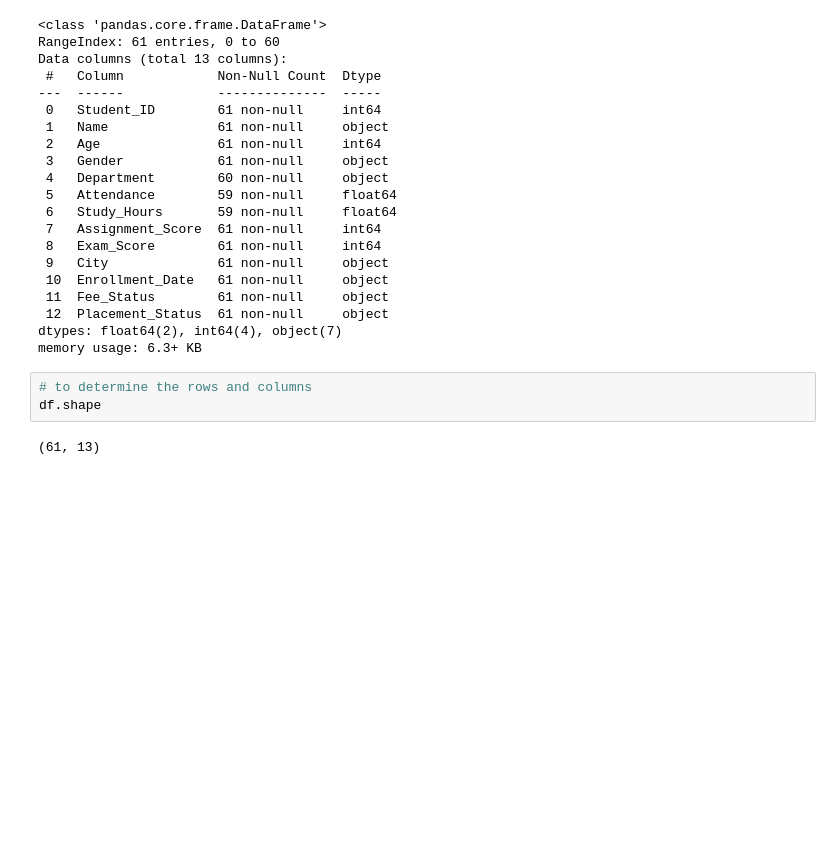
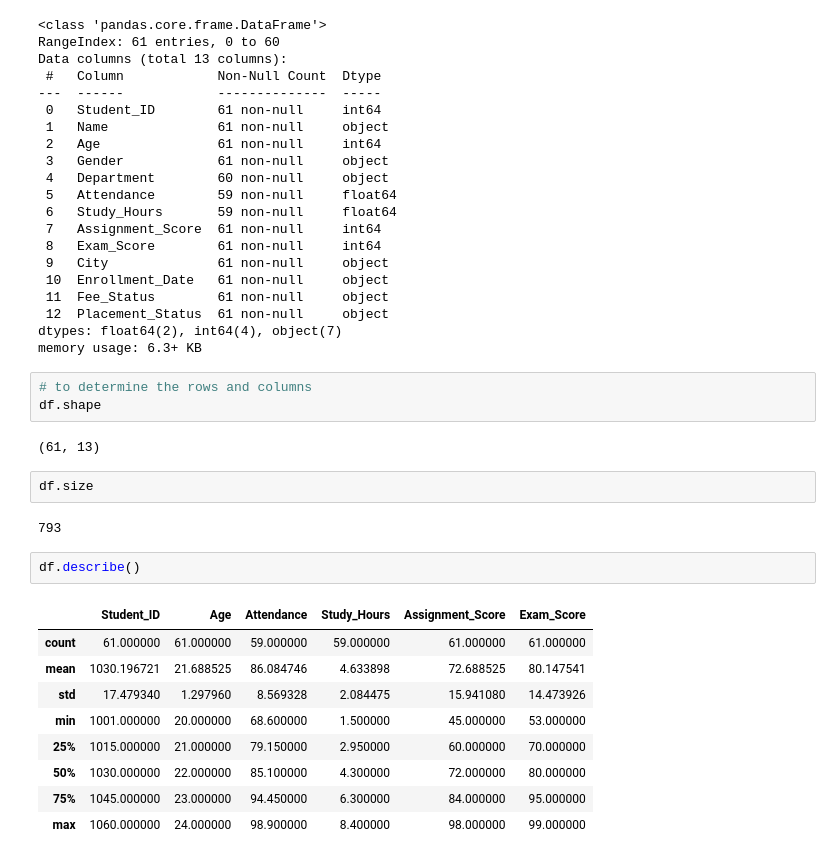
Before and after one commit to Nuthana1234/Calibo_assignment_practice, a Jupyter notebook: calibo_session_21_9_2026.ipynb, the cells around one changed output. Cells and saved outputs as stored; diff of their text form; blank space fills up the shorter version.

```diff
--- a/calibo_session_21_9_2026.ipynb
+++ b/calibo_session_21_9_2026.ipynb
@@ -300,3 +300,19 @@ memory usage: 6.3+ KB
 df.shape
 # %% [output]
 (61, 13)
+# %%
+df.size
+# %% [output]
+793
+# %%
+df.describe()
+# %% [output]
+|  | Student_ID | Age | Attendance | Study_Hours | Assignment_Score | Exam_Score |
+| count | 61.000000 | 61.000000 | 59.000000 | 59.000000 | 61.000000 | 61.000000 |
+| mean | 1030.196721 | 21.688525 | 86.084746 | 4.633898 | 72.688525 | 80.147541 |
+| std | 17.479340 | 1.297960 | 8.569328 | 2.084475 | 15.941080 | 14.473926 |
+| min | 1001.000000 | 20.000000 | 68.600000 | 1.500000 | 45.000000 | 53.000000 |
+| 25% | 1015.000000 | 21.000000 | 79.150000 | 2.950000 | 60.000000 | 70.000000 |
+| 50% | 1030.000000 | 22.000000 | 85.100000 | 4.300000 | 72.000000 | 80.000000 |
+| 75% | 1045.000000 | 23.000000 | 94.450000 | 6.300000 | 84.000000 | 95.000000 |
+| max | 1060.000000 | 24.000000 | 98.900000 | 8.400000 | 98.000000 | 99.000000 |
```
Also changed, not shown: parts of 5 cells of this notebook.
